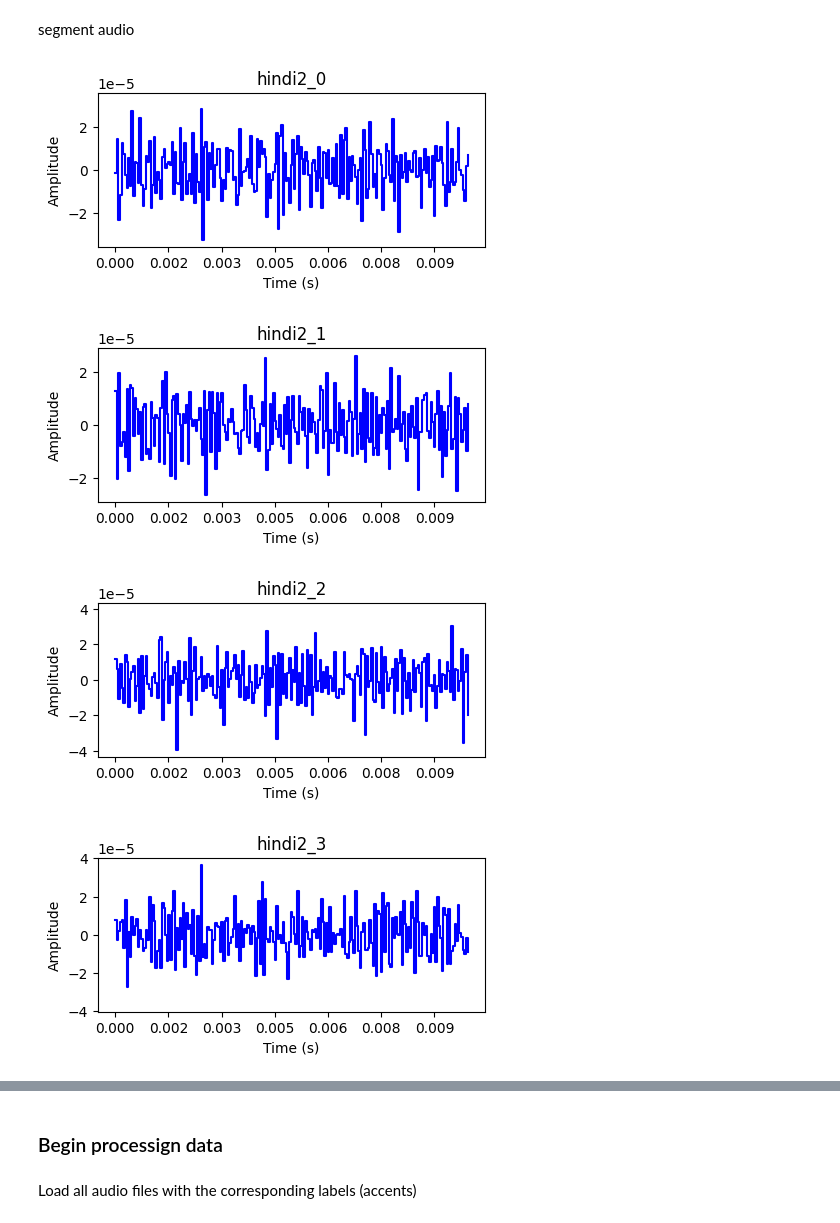
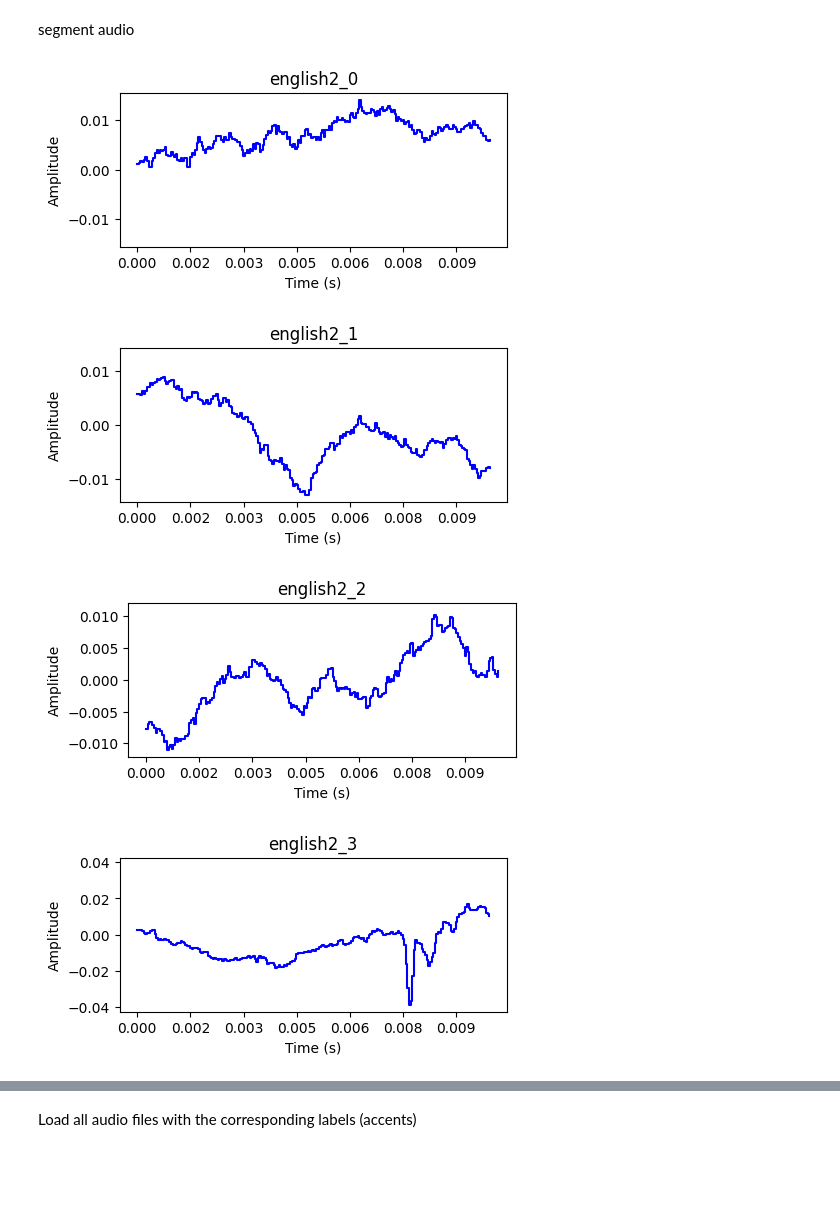
Before and after one commit to BlcMed/accent-recognition, a Jupyter notebook: notebooks/EDA.ipynb, the cells around one changed output, grey strips where cells are left out. Drawn from its saved outputs; the diff is of its cells as text; code cells hidden in the pictures; blank space fills up the shorter version.

```diff
--- a/notebooks/EDA.ipynb
+++ b/notebooks/EDA.ipynb
@@ -27,7 +27,7 @@ N_MFCC = 13
 # %% [markdown]
 ### experimenting on some recording
 # %%
-audio1, SAMPLING_RATING = librosa.load("../data/raw/recordings/hindi1.mp3", sr=SAMPLING_RATING)
-audio2, SAMPLING_RATING = librosa.load("../data/raw/recordings/hindi2.mp3", sr=SAMPLING_RATING)
-audio3, SAMPLING_RATING = librosa.load("../data/raw/recordings/hindi3.mp3", sr=SAMPLING_RATING)
+audio1, SAMPLING_RATING = librosa.load("../data/raw/recordings/korean1.mp3", sr=SAMPLING_RATING)
+audio2, SAMPLING_RATING = librosa.load("../data/raw/recordings/korean2.mp3", sr=SAMPLING_RATING)
+audio3, SAMPLING_RATING = librosa.load("../data/raw/recordings/korean3.mp3", sr=SAMPLING_RATING)
 # %%
@@ -79,10 +79,10 @@ audible_segments = split_audio_by_silence(
     hop_length=HOP_LENGTH,
 )
 print("Number of audible segments:", len(audible_segments))
-segment=audible_segments[2]
-plot_audio(audio2, SAMPLING_RATING, title="hindi2", figsize=(5, 2))
-plot_audio(segment, SAMPLING_RATING, title="hindi2_segment", figsize=(5, 2))
+segment=audible_segments[0]
+plot_audio(audio2, SAMPLING_RATING, title="english2", figsize=(5, 2))
+plot_audio(segment, SAMPLING_RATING, title="english2_segment", figsize=(5, 2))
 
-import soundfile as sf
-sf.write("../data/processed/hindi2_segment.mp3", segment, SAMPLING_RATING)
+#import soundfile as sf
+#sf.write("../data/processed/hindi2_segment.mp3", segment, SAMPLING_RATING)
 # %% [output]
@@ -94,10 +94,10 @@ segment audio
 # %%
 # Segment audio
 segments = segment_audio(audio2, sr=SAMPLING_RATING, duration=0.01, overlap=0.001) # duration=10ms, overlap=1ms
 for i, segment in enumerate(segments[:5]):
-    plot_audio(segment, SAMPLING_RATING, title="hindi2_{}".format(i), figsize=(5, 2))
+    plot_audio(segment, SAMPLING_RATING, title="english2_{}".format(i), figsize=(5, 2))
 # %% [output]
-[figure, old version]
+[figure, new version]
-[figure, old version]
+[figure, new version]
-[figure, old version]
+[figure, new version]
-[figure, old version]
+[figure, new version]
@@ -105,5 +105,3 @@ for i, segment in enumerate(segments[:5]):
-# %% [markdown]
-### Begin processign data
 # %% [markdown]
 Load all audio files with the corresponding labels (accents)
 # %%
```
Also changed, not shown: parts of 15 cells of this notebook, 6 other files.
